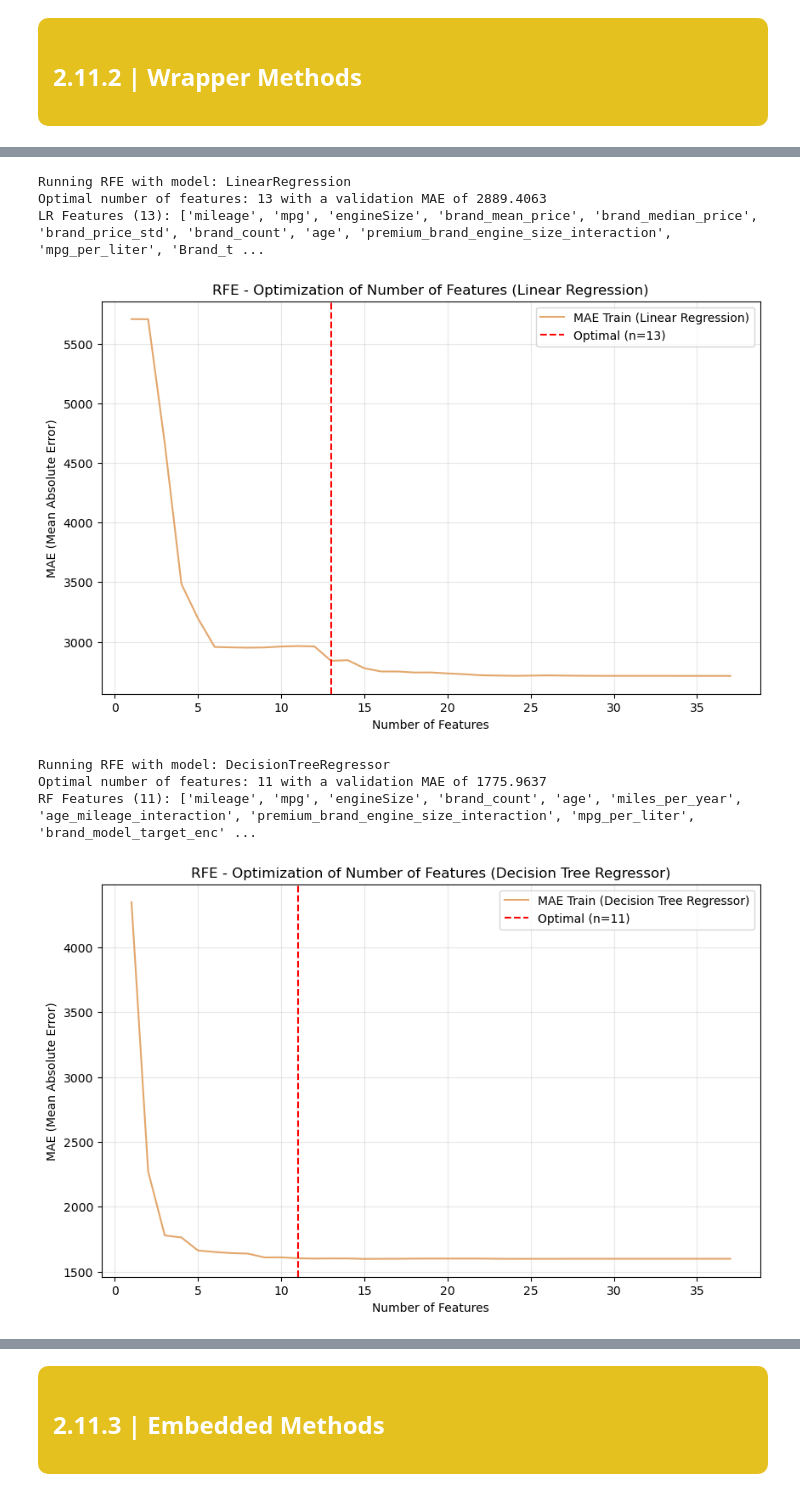
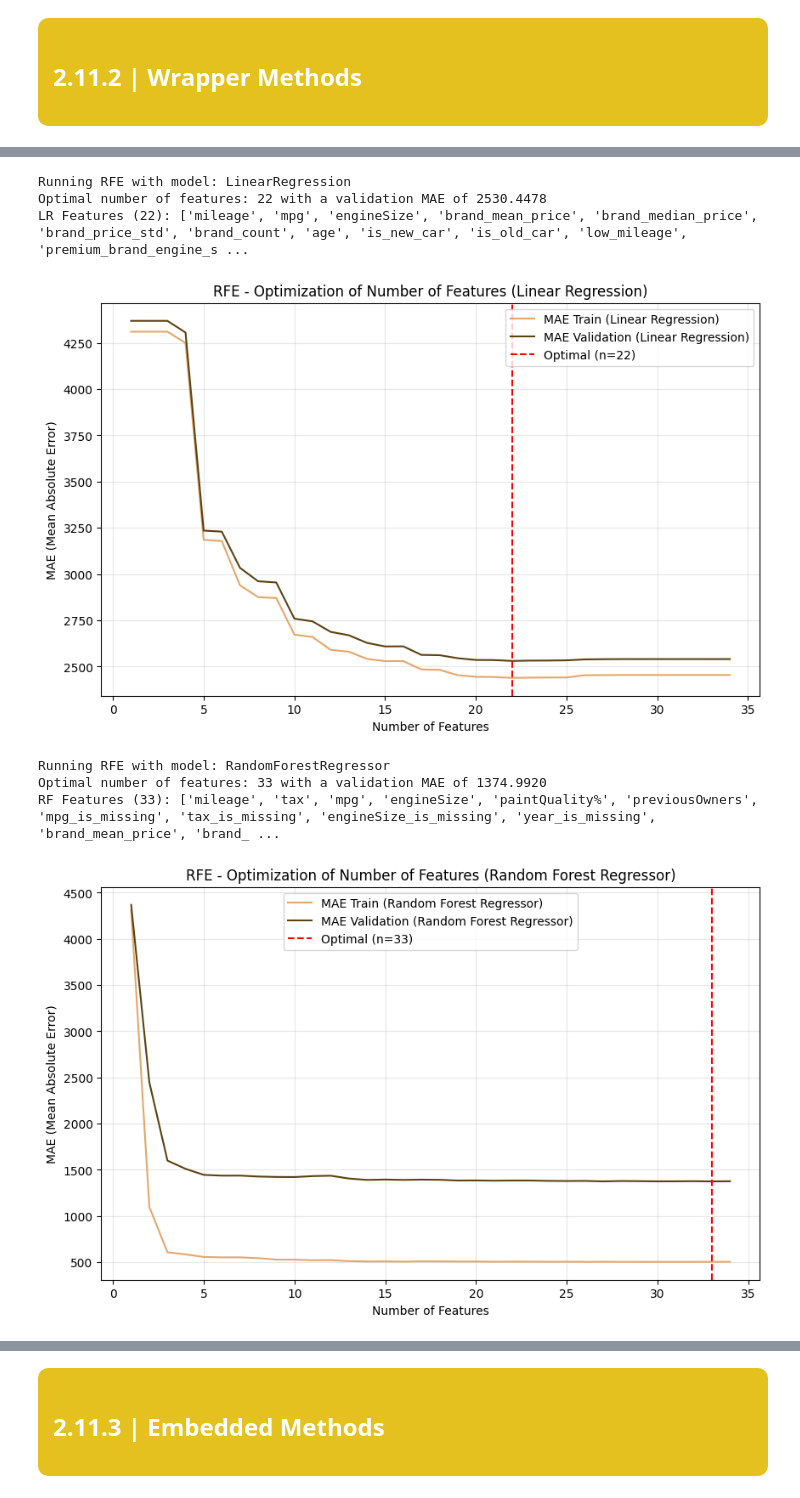
Before and after one commit to Filipa2002/Cars4You-Expediting-Car-Evaluations-with-ML, a Jupyter notebook: car_evaluations_group37 - part2.ipynb, the cells around one changed output, grey strips where cells are left out. Saved outputs shown, nothing was run; the diff lists cells and outputs as text; code cells hidden in the pictures.

```diff
--- a/car_evaluations_group37 - part2.ipynb
+++ b/car_evaluations_group37 - part2.ipynb
@@ -225,0 +300,10 @@ Index(['mileage', 'tax', 'mpg', 'engineSize', 'paintQuality%',
+# %%
+# LINEAR REGRESSION
+lr = LinearRegression()
+lr.fit(X_train, y_train)
+y_val_pred_lr = lr.predict(X_val)
+
+# Save model as pickle file (save as compressed file - sav.gz)
+import pickle
+with open('./linear_regression_model.sav.gz', 'wb') as f:
+    pickle.dump(lr, f)
@@ -290,5 +377,4 @@ hasDamage: 0.0000
 # %%
 # Drop low variance columns from train, val and test sets
-X_train = X_train_original.drop(columns=low_variance, errors='ignore')
-X_val = X_val_original.drop(columns=low_variance, errors='ignore')
-X_test = X_test_original.drop(columns=low_variance, errors='ignore')
+for d in [X_train, X_val , X_test]:
+    d = d.drop(columns=low_variance, errors='ignore', inplace=True)
@@ -330,6 +380,0 @@ numerical_variables = [
-# %%
-y_train = y_train.set_index('carID')
-y_val = y_val.set_index('carID')
-
-y_train = y_train.loc[X_train.index]
-y_val = y_val.loc[X_val.index]
@@ -539,21 +609,21 @@ def find_optimal_features_rfe(model, X_train, y_train, X_val, y_val):
 # %%
 # RFE with Linear Regression optimized for MAE
 lr_model = LinearRegression()
 rfe_results_lr = find_optimal_features_rfe(lr_model, X_train, y_train, X_val, y_val)
 print(f"LR Features ({rfe_results_lr['optimal_n']}): {rfe_results_lr['selected_features']}\n")
 plot_rfe_scores(rfe_results_lr['train_scores'], rfe_results_lr['val_scores'], rfe_results_lr['optimal_n'], 'Linear Regression')
 
-# RFE com Decision Tree Regressor optimized for MAE
-dt_model = DecisionTreeRegressor(max_depth=10, random_state=37)
-rfe_results_dt = find_optimal_features_rfe(dt_model, X_train, y_train, X_val, y_val)
-print(f"RF Features ({rfe_results_dt['optimal_n']}): {rfe_results_dt['selected_features']}")
-plot_rfe_scores(rfe_results_dt['train_scores'], rfe_results_dt['val_scores'], rfe_results_dt['optimal_n'], 'Decision Tree Regressor')
+# RFE com RandomForest Regressor optimized for MAE
+rf_model = RandomForestRegressor(n_estimators=50, random_state=37, n_jobs=-1)
+rfe_results_rf = find_optimal_features_rfe(rf_model, X_train, y_train, X_val, y_val)
+print(f"RF Features ({rfe_results_rf['optimal_n']}): {rfe_results_rf['selected_features']}")
+plot_rfe_scores(rfe_results_rf['train_scores'], rfe_results_rf['val_scores'], rfe_results_rf['optimal_n'], 'Random Forest Regressor')
 # %% [output]
 Running RFE with model: LinearRegression
-Optimal number of features: 13 with a validation MAE of 2889.4063
-LR Features (13): ['mileage', 'mpg', 'engineSize', 'brand_mean_price', 'brand_median_price', 'brand_price_std', 'brand_count', 'age', 'premium_brand_engine_size_interaction', 'mpg_per_liter', 'Brand_t ...
+Optimal number of features: 22 with a validation MAE of 2530.4478
+LR Features (22): ['mileage', 'mpg', 'engineSize', 'brand_mean_price', 'brand_median_price', 'brand_price_std', 'brand_count', 'age', 'is_new_car', 'is_old_car', 'low_mileage', 'premium_brand_engine_s ...
-[figure, old version]
+[figure, new version]
-Running RFE with model: DecisionTreeRegressor
-Optimal number of features: 11 with a validation MAE of 1775.9637
-RF Features (11): ['mileage', 'mpg', 'engineSize', 'brand_count', 'age', 'miles_per_year', 'age_mileage_interaction', 'premium_brand_engine_size_interaction', 'mpg_per_liter', 'brand_model_target_enc' ...
+Running RFE with model: RandomForestRegressor
+Optimal number of features: 33 with a validation MAE of 1374.9920
+RF Features (33): ['mileage', 'tax', 'mpg', 'engineSize', 'paintQuality%', 'previousOwners', 'mpg_is_missing', 'tax_is_missing', 'engineSize_is_missing', 'year_is_missing', 'brand_mean_price', 'brand_ ...
-[figure, old version]
+[figure, new version]
```
Also changed, not shown: parts of 68 cells of this notebook, 8 other files.
